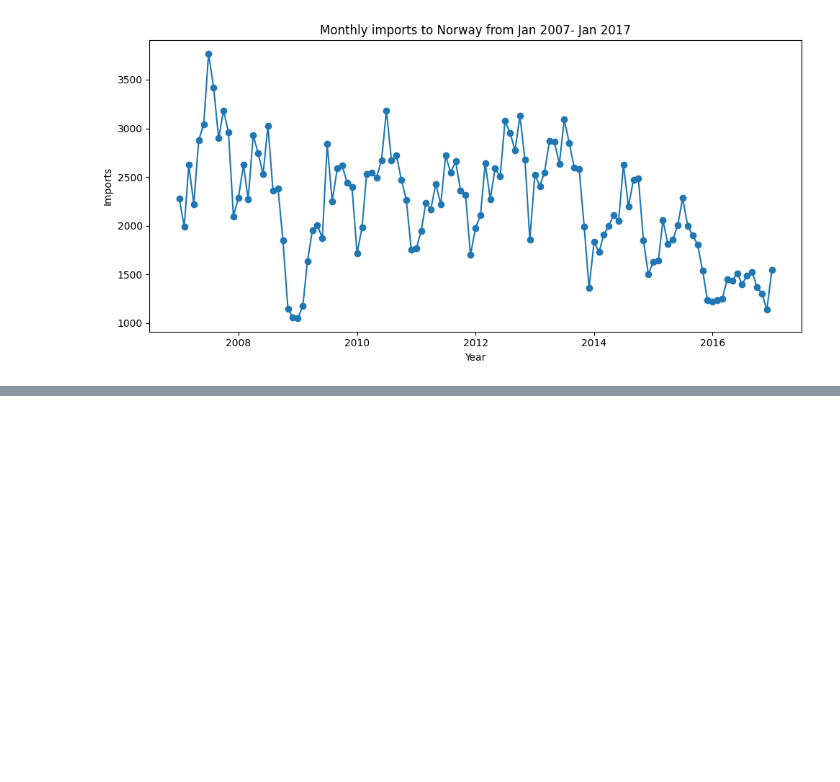
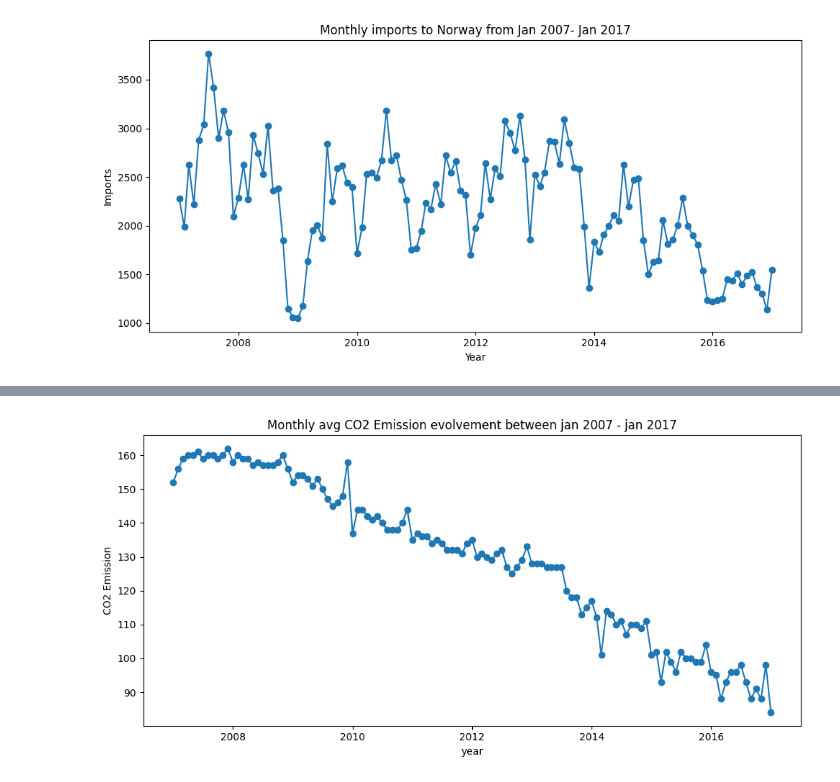
Before and after one commit to fredrikkron/data-visualization-fredrik-kron-de24, a Jupyter notebook: exercises/exercise_0/0.0.ipynb, the cells around one changed output, grey strips where cells are left out. Saved outputs shown, nothing was run; the diff lists cells and outputs as text; code cells hidden in the pictures; blank space fills up the shorter version.

Commit message:
monthly CO2 Emissions

```diff
--- a/exercises/exercise_0/0.0.ipynb
+++ b/exercises/exercise_0/0.0.ipynb
@@ -192,0 +195,12 @@ plt.show()
+# %%
+df_all_CO2 = duckdb.query("""
+    SELECT
+        year || '-' || LPAD(CAST(month AS VARCHAR), 2, '0') AS date,
+        SUM(Avg_CO2) AS CO2_Emission
+    FROM df
+    GROUP BY year, month
+    ORDER BY year, month
+""").df()
+
+df_all_CO2["date"] = pd.to_datetime(df_all_CO2["date"], format="%Y-%m")
+df_all_CO2.head()
@@ -192,0 +214,10 @@ plt.show()
+# %%
+plt.figure(figsize=(10,5))
+plt.plot(df_all_CO2['date'], df_all_CO2['CO2_Emission'], marker='o')
+plt.title('Monthly avg CO2 Emission evolvement between jan 2007 - jan 2017')
+plt.xlabel('year')
+plt.ylabel('CO2 Emission')
+plt.tight_layout()
+plt.savefig("figures/monthly_CO2_Emission.png")
+# %% [output]
+[figure, added]
```
Also changed, not shown: parts of 3 cells of this notebook, 1 other file.
